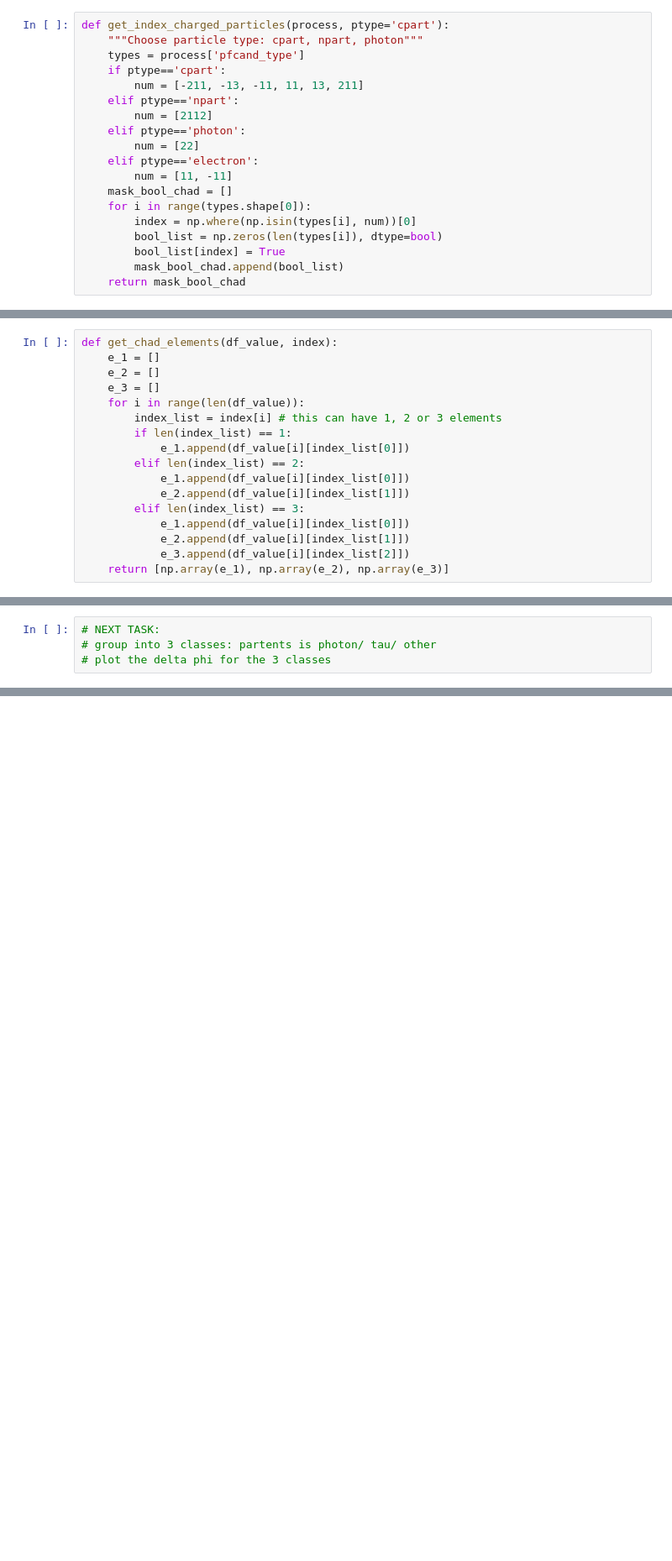
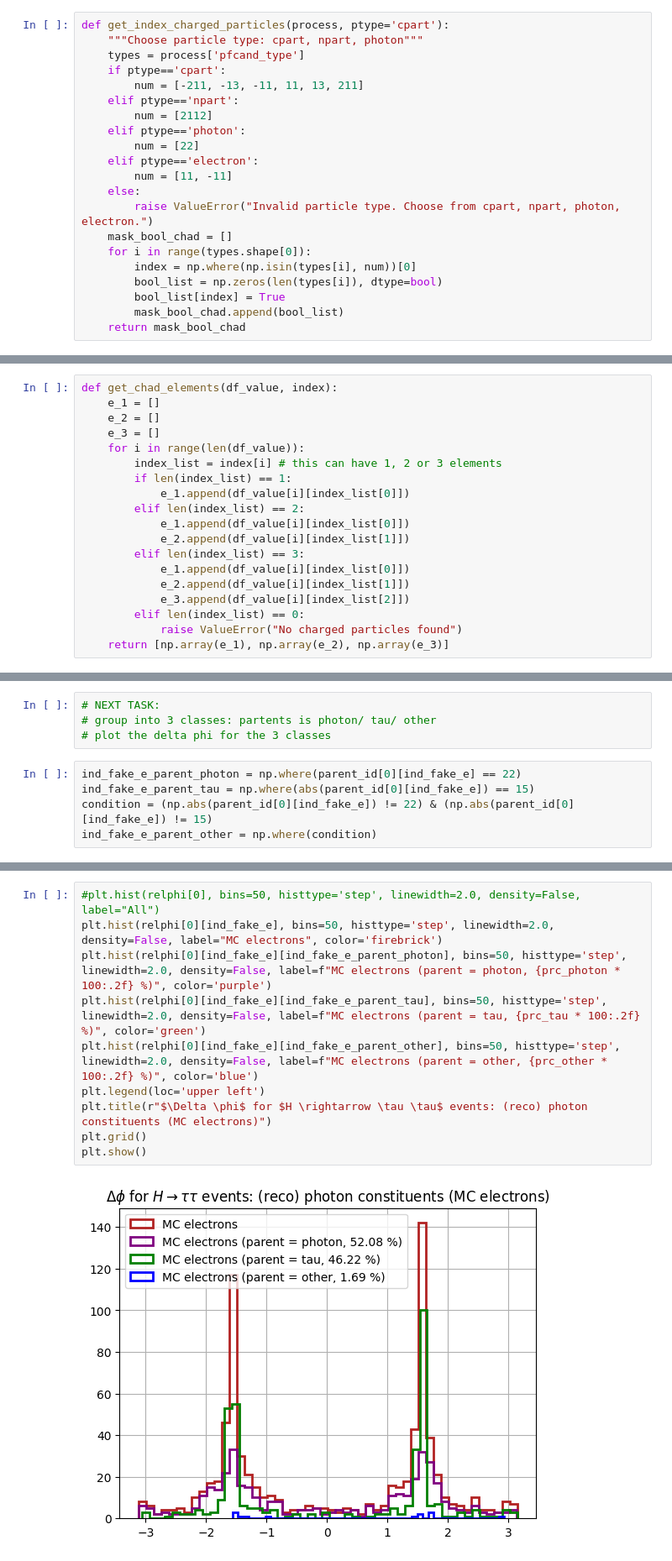
Before and after one commit to saracreates/TaggingResults, a Jupyter notebook: debug_relphi_tau.ipynb, the cells around one changed output, grey strips where cells are left out. Shown: that part at 84% size. Saved outputs shown, nothing was run; the diff lists cells and outputs as text; blank space fills up the shorter version.

```diff
--- a/debug_relphi_tau.ipynb
+++ b/debug_relphi_tau.ipynb
@@ -112,6 +125,8 @@ def get_index_charged_particles(process, ptype='cpart'):
         num = [22]
     elif ptype=='electron':
         num = [11, -11]
+    else:
+        raise ValueError("Invalid particle type. Choose from cpart, npart, photon, electron.")
     mask_bool_chad = []
     for i in range(types.shape[0]):
         index = np.where(np.isin(types[i], num))[0]
@@ -151,6 +166,8 @@ def get_chad_elements(df_value, index):
             e_1.append(df_value[i][index_list[0]])
             e_2.append(df_value[i][index_list[1]])
             e_3.append(df_value[i][index_list[2]])
+        elif len(index_list) == 0:
+            raise ValueError("No charged particles found")
     return [np.array(e_1), np.array(e_2), np.array(e_3)]
 # %%
 index = get_value_highest_energy_particle(process=data, ptype="photon", k=3)
@@ -243,3 +260,8 @@ Parent ID 211   : 1
 # NEXT TASK:
 # group into 3 classes: partents is photon/ tau/ other
 # plot the delta phi for the 3 classes
+# %%
+ind_fake_e_parent_photon = np.where(parent_id[0][ind_fake_e] == 22)
+ind_fake_e_parent_tau = np.where(abs(parent_id[0][ind_fake_e]) == 15)
+condition = (np.abs(parent_id[0][ind_fake_e]) != 22) & (np.abs(parent_id[0][ind_fake_e]) != 15)
+ind_fake_e_parent_other = np.where(condition)
@@ -245,0 +282,12 @@ Parent ID 211   : 1
+# %%
+#plt.hist(relphi[0], bins=50, histtype='step', linewidth=2.0, density=False, label="All")
+plt.hist(relphi[0][ind_fake_e], bins=50, histtype='step', linewidth=2.0, density=False, label="MC electrons", color='firebrick')
+plt.hist(relphi[0][ind_fake_e][ind_fake_e_parent_photon], bins=50, histtype='step', linewidth=2.0, density=False, label=f"MC electrons (parent = photon, {prc_photon * 100:.2f} %)", color='purple')
+plt.hist(relphi[0][ind_fake_e][ind_fake_e_parent_tau], bins=50, histtype='step', linewidth=2.0, density=False, label=f"MC electrons (parent = tau, {prc_tau * 100:.2f} %)", color='green')
+plt.hist(relphi[0][ind_fake_e][ind_fake_e_parent_other], bins=50, histtype='step', linewidth=2.0, density=False, label=f"MC electrons (parent = other, {prc_other * 100:.2f} %)", color='blue')
+plt.legend(loc='upper left')
+plt.title(r"$\Delta \phi$ for $H \rightarrow \tau \tau$ events: (reco) photon constituents (MC electrons)")
+plt.grid()
+plt.show()
+# %% [output]
+[figure, added]
```
Also changed, not shown: parts of 15 cells of this notebook, 1 other file.
